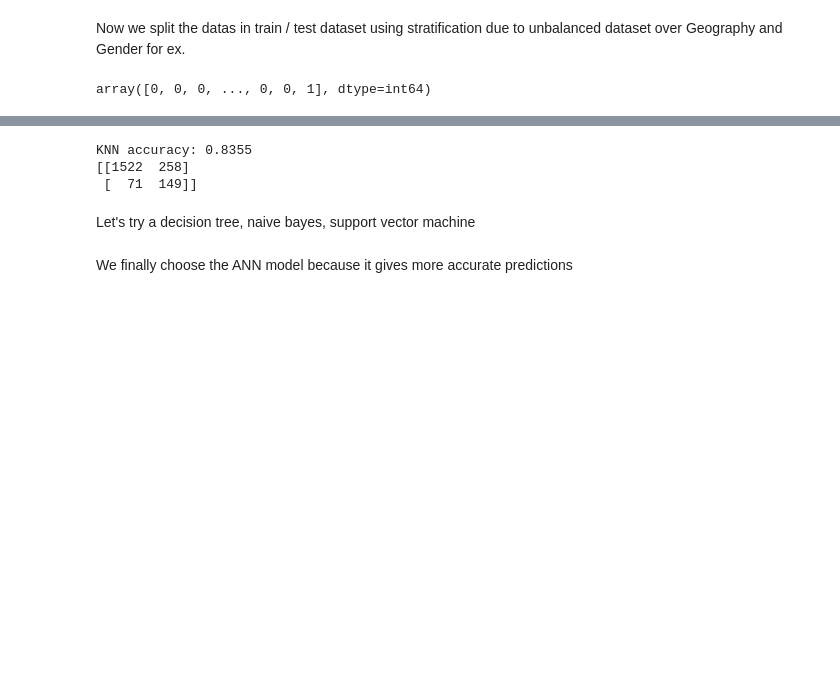
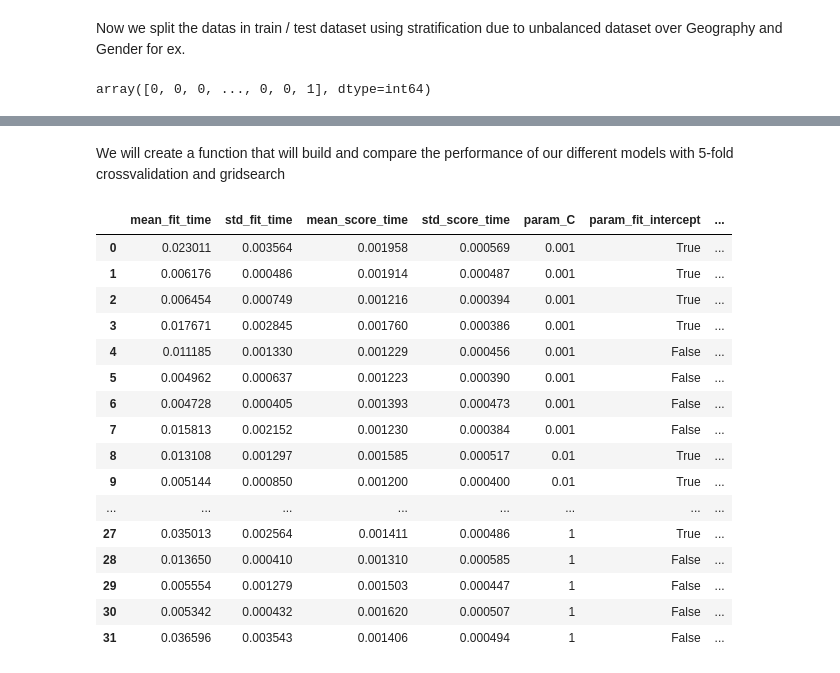
Before and after one commit to splatch58/ML_PythonLabs, a Jupyter notebook: Project_DE_CANDIDO_Bank_Churn.ipynb, the cells around one changed output, grey strips where cells are left out. Drawn from its saved outputs; the diff is of its cells as text; code cells hidden in the pictures; blank space fills up the shorter version.

```diff
--- a/Project_DE_CANDIDO_Bank_Churn.ipynb
+++ b/Project_DE_CANDIDO_Bank_Churn.ipynb
@@ -315,8 +258,0 @@ Let's try logistic regression
-# %%
-from sklearn.linear_model import LogisticRegression
-logisticRegr = LogisticRegression() # create the model
-logisticRegr.fit(X_train, Y_train.reshape(8000)) # train the model
-
-accuracy_log = logisticRegr.score(X_test, Y_test)
-
-print(f'Logistic regression accuracy: {accuracy_log}')
@@ -334,20 +259,45 @@ This model is less accurate than the ANN.
-# %%
-from sklearn.neighbors import KNeighborsClassifier
-knn = KNeighborsClassifier() # create the model
-knn.fit(X_train, Y_train.reshape(8000)) # train the model
-
-accuracy_knn = knn.score(X_test, Y_test)
-print(f'KNN accuracy: {accuracy_knn}')
-
-
-y_knn_pred = knn.predict(X_test)
-cm_knn = confusion_matrix(y_knn_pred, Y_test)
-print(cm_knn)
-# %% [output]
-KNN accuracy: 0.8355
-[[1522  258]
- [  71  149]]
-# %% [markdown]
-Let's try a decision tree, naive bayes, support vector machine
-# %% [markdown]
-We finally choose the ANN model because it gives more accurate predictions
+# %% [markdown]
+We will create a function that will build and compare the performance of our different models with 5-fold crossvalidation and gridsearch
+# %%
+from sklearn.model_selection import GridSearchCV
+
+def test_sklearn_model(model, param_grid, X_train, Y_train):
+    """
+    This function is performing a training using 5-fold cross validation and grid
+    search over the param_grid given as input.
+    It returns the best model and the results of all the training runs in a dataframe
+    Takes as input a sklearn model and the parameters to test as a dictionary
+
+    """
+    tested_model = GridSearchCV(estimator = model, param_grid = param_grid, scoring = "roc_auc")
+    # Sensitivity is more important than accuracy because finding churn customer more important
+    # roc_auc metrics is used for binary classification to optimize the sensitivity of the model
+
+    tested_model.fit(X_train, Y_train)
+    return tested_model, pd.DataFrame(tested_model.cv_results_)
+# %%
+# 1 - Logistic Regression Model
+
+from sklearn.linear_model import LogisticRegression
+logisticRegr = LogisticRegression(penalty='l2') # create the model
+param_grid = {'C':[0.001,0.01,0.1,1],'fit_intercept':[True, False], 'solver':['newton-cg','lbfgs','liblinear','sag']}
+tested_logReg, Results_LogReg = test_sklearn_model(logisticRegr, param_grid, X_train, Y_train)
+Results_LogReg
+# %% [output]
+|  | mean_fit_time | std_fit_time | mean_score_time | std_score_time | param_C | param_fit_intercept | ... |
+| 0 | 0.023011 | 0.003564 | 0.001958 | 0.000569 | 0.001 | True | ... |
+| 1 | 0.006176 | 0.000486 | 0.001914 | 0.000487 | 0.001 | True | ... |
+| 2 | 0.006454 | 0.000749 | 0.001216 | 0.000394 | 0.001 | True | ... |
+| 3 | 0.017671 | 0.002845 | 0.001760 | 0.000386 | 0.001 | True | ... |
+| 4 | 0.011185 | 0.001330 | 0.001229 | 0.000456 | 0.001 | False | ... |
+| 5 | 0.004962 | 0.000637 | 0.001223 | 0.000390 | 0.001 | False | ... |
+| 6 | 0.004728 | 0.000405 | 0.001393 | 0.000473 | 0.001 | False | ... |
+| 7 | 0.015813 | 0.002152 | 0.001230 | 0.000384 | 0.001 | False | ... |
+| 8 | 0.013108 | 0.001297 | 0.001585 | 0.000517 | 0.01 | True | ... |
+| 9 | 0.005144 | 0.000850 | 0.001200 | 0.000400 | 0.01 | True | ... |
+| ... | ... | ... | ... | ... | ... | ... | ... |
+| 27 | 0.035013 | 0.002564 | 0.001411 | 0.000486 | 1 | True | ... |
+| 28 | 0.013650 | 0.000410 | 0.001310 | 0.000585 | 1 | False | ... |
+| 29 | 0.005554 | 0.001279 | 0.001503 | 0.000447 | 1 | False | ... |
+| 30 | 0.005342 | 0.000432 | 0.001620 | 0.000507 | 1 | False | ... |
+| 31 | 0.036596 | 0.003543 | 0.001406 | 0.000494 | 1 | False | ... |
```
Also changed, not shown: parts of 33 cells of this notebook, 14 other files.
